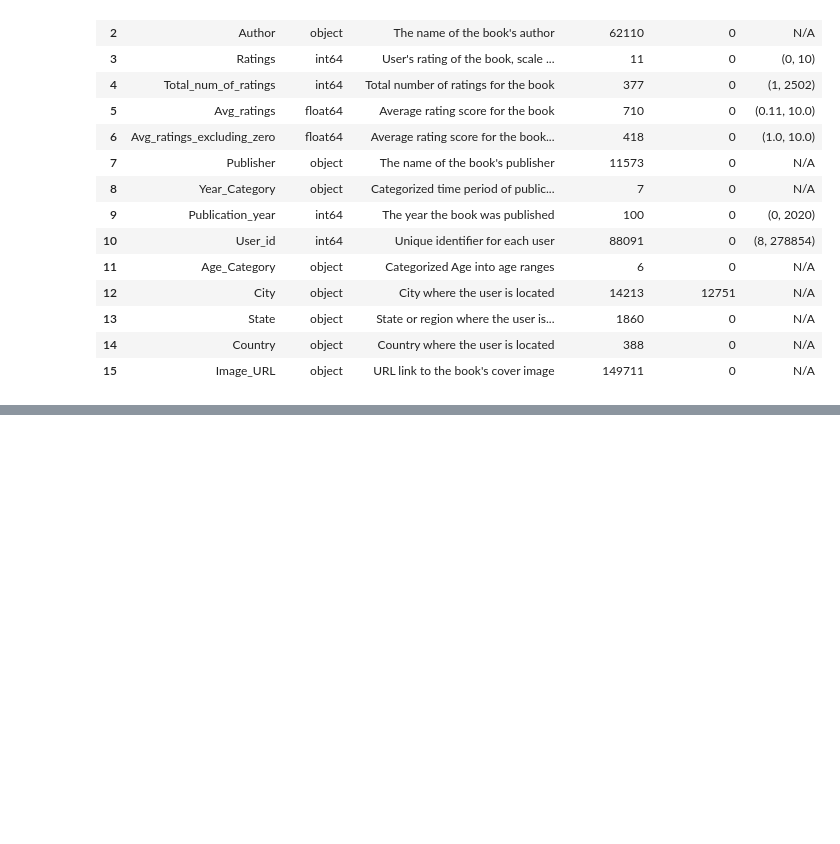
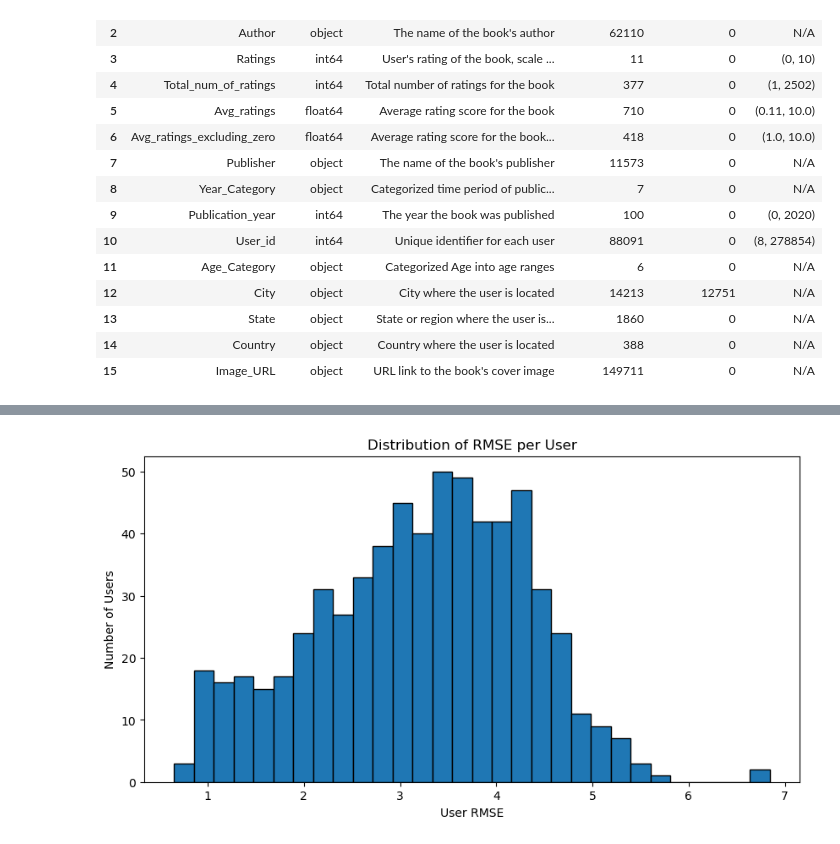
Before and after one commit to MiliThakrar/Book-Recommendations, a Jupyter notebook: notebooks/4. Advance Modeling.ipynb, the cells around one changed output, grey strips where cells are left out. Drawn from its saved outputs; the diff is of its cells as text; code cells hidden in the pictures; blank space fills up the shorter version.

```diff
--- a/notebooks/4. Advance Modeling.ipynb
+++ b/notebooks/4. Advance Modeling.ipynb
@@ -251,0 +330,15 @@ print("Processing complete. Data saved to 'top_5000_books_with_genre.csv'")
+# %%
+# Using the best parameters from grid search on the train set
+best_params = gs.best_params['rmse']
+algo = SVD(
+    n_factors=best_params['n_factors'],
+    lr_all=best_params['lr_all'],
+    reg_all=best_params['reg_all'],
+    random_state=42
+)
+algo.fit(trainset)
+
+# Saving the trained model immediately after training
+dump.dump('../models/funkSVD_model.pkl', algo=algo)
+
+print("FunkSVD model saved to 'models/funkSVD_model.pkl'")
@@ -251,0 +410,5 @@ print("Processing complete. Data saved to 'top_5000_books_with_genre.csv'")
+# %%
+# Evaluating on Test Set
+predictions = algo.test(testset)
+rmse = accuracy.rmse(predictions)
+print(f"Test RMSE: {rmse:.4f}")
@@ -251,0 +424,23 @@ print("Processing complete. Data saved to 'top_5000_books_with_genre.csv'")
+# %%
+# Grouping predictions by user
+user_preds = defaultdict(list)
+for pred in predictions:
+    user_preds[pred.uid].append(pred)
+
+# Computing RMSE per user
+user_rmses = []
+for uid, preds in user_preds.items():
+    true = np.array([p.r_ui for p in preds])
+    est = np.array([p.est for p in preds])
+    rmse = np.sqrt(np.mean((true - est) ** 2))
+    user_rmses.append(rmse)
+
+# Plotting histogram of user RMSEs
+plt.figure(figsize=(10, 5))
+plt.hist(user_rmses, bins=30, edgecolor='black')
+plt.xlabel('User RMSE')
+plt.ylabel('Number of Users')
+plt.title('Distribution of RMSE per User')
+plt.show()
+# %% [output]
+[figure, added]
```
Also changed, not shown: parts of 46 cells of this notebook, 5 other files.
